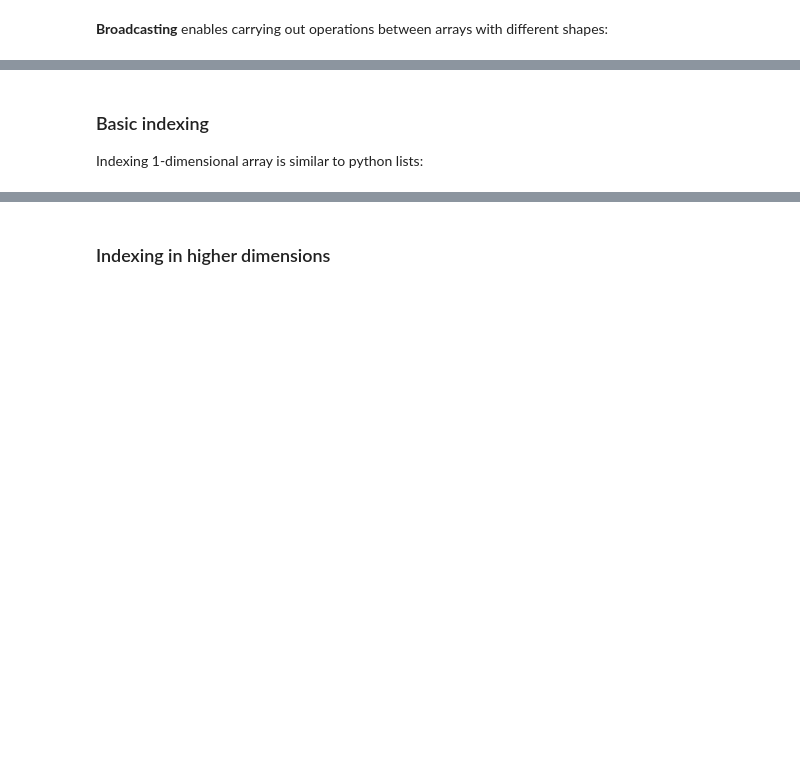
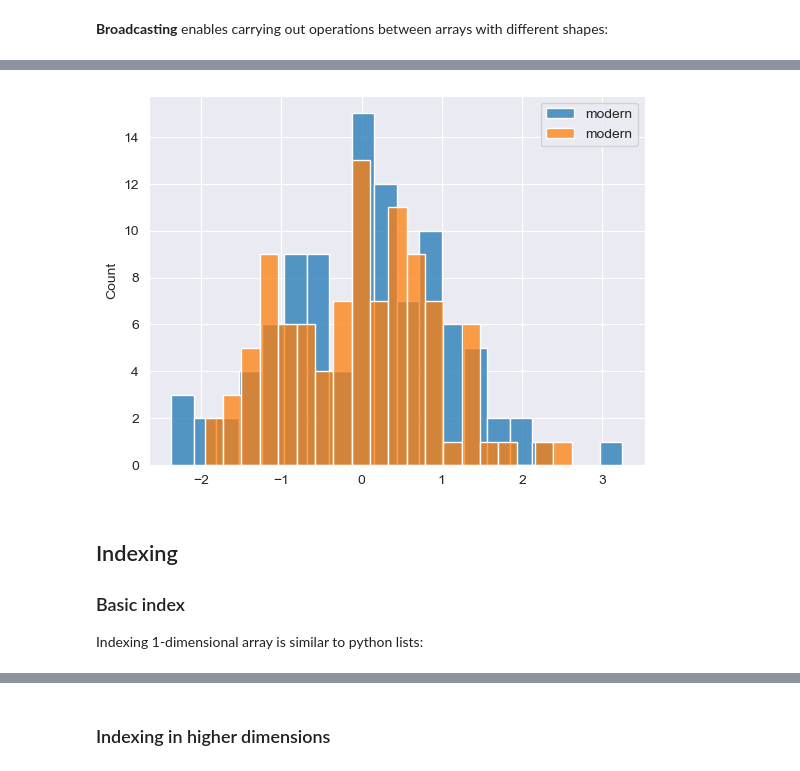
Before and after one commit to LUMC/EfDS, a Jupyter notebook: 06_np/np.ipynb, the cells around one changed output, grey strips where cells are left out. Drawn from its saved outputs; the diff is of its cells as text; code cells hidden in the pictures; blank space fills up the shorter version.

```diff
--- a/06_np/np.ipynb
+++ b/06_np/np.ipynb
@@ -210,5 +365,27 @@ arr1d :    4
+# %%
+# Example: plot distributions
+# Normal distribution: n=100, mean=0, sd=1
+#
+# np.random
+np.random.seed(12345)
+legacy = np.random.normal(loc=0.0, scale=1.0, size=100)
+# Generator
+rng = np.random.default_rng(12345)
+modern = rng.normal(loc=0.0, scale=1.0, size=100)
+
+# Plot histograms
+import seaborn as sns
+import matplotlib.pyplot as plt
+sns.histplot(legacy, label='modern',bins=20)
+sns.histplot(modern, label='modern',bins=20)
+plt.legend()
+plt.show()
+# %% [output]
+[figure, added]
 # %% [markdown]
-### Basic indexing
+## Indexing
+
+### Basic index
 
 Indexing 1-dimensional array is similar to python lists:
 # %%
```
Also changed, not shown: parts of 113 cells of this notebook, 1 other file.
